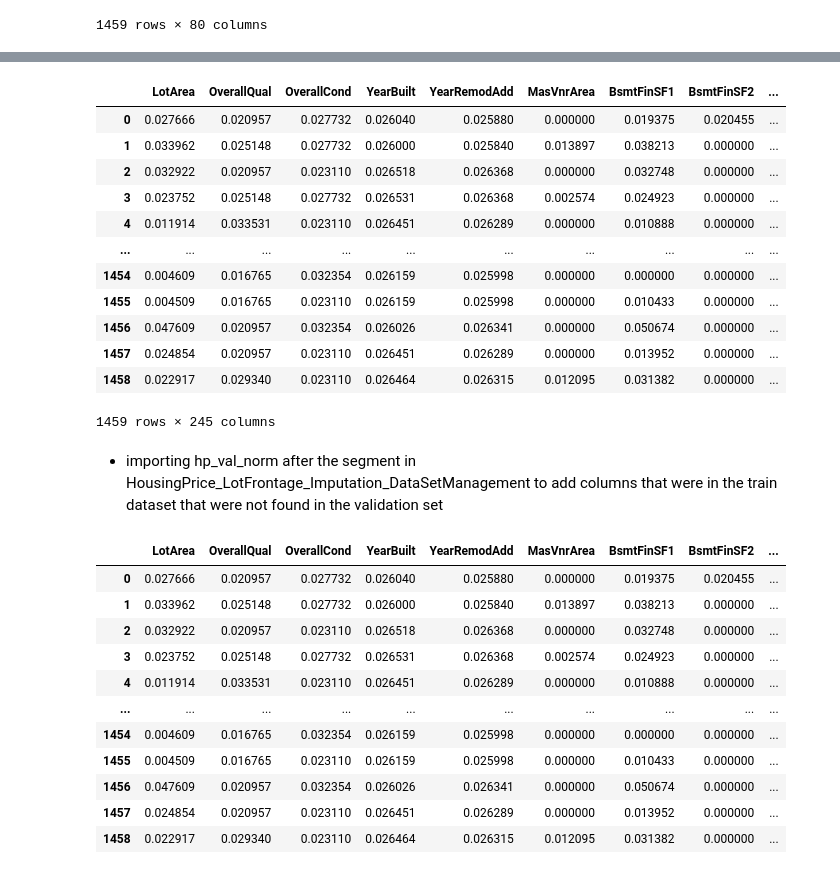
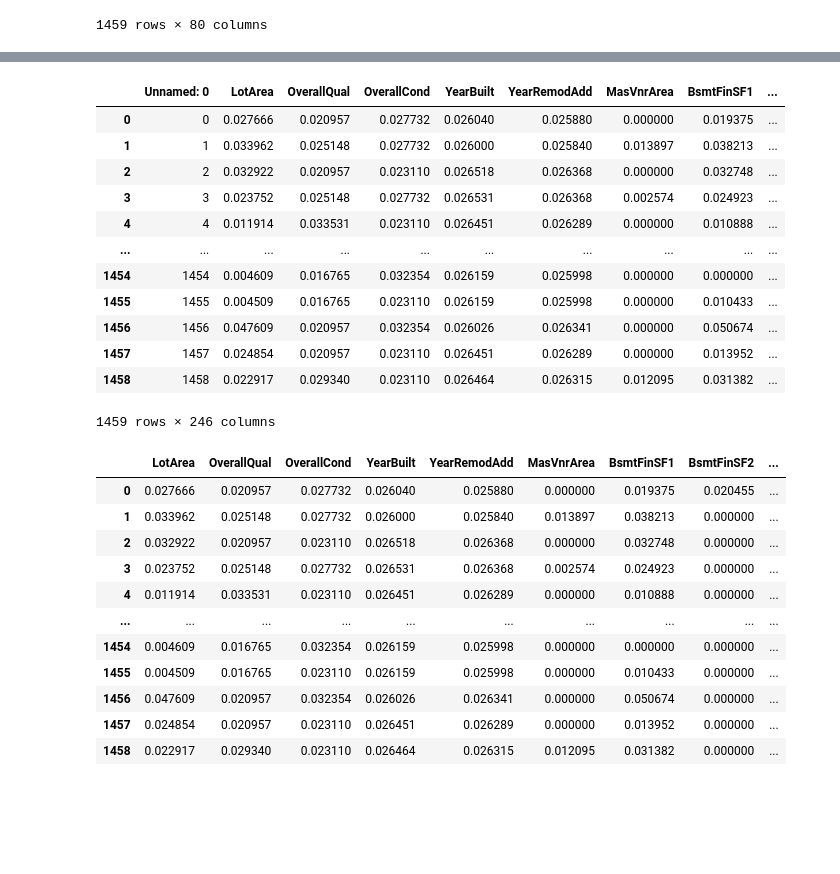
Before and after one commit to tdchoi7/ML_Project_Self, a Jupyter notebook: 8_Predictions_Part_2.ipynb, the cells around one changed output, grey strips where cells are left out. Drawn from its saved outputs; the diff is of its cells as text; code cells hidden in the pictures; blank space fills up the shorter version.

```diff
--- a/8_Predictions_Part_2.ipynb
+++ b/8_Predictions_Part_2.ipynb
@@ -248,65 +56,20 @@ nan_count(hp_val)
-# %%
-# dummify the variables
-hp_val_dum = pd.get_dummies(hp_val, drop_first=True)
-hp_val_dum
-
-# changing MSSubClass dtype so that it will not come out as float when naming columns
-# hp_val_dum = hp_val_dum.astype({'MSSubClass': int})
-
-# one hot encoding for mssubclass since it is numeric
-from sklearn.preprocessing import OneHotEncoder
-enc = OneHotEncoder()
-enc.fit(hp_val_dum[['MSSubClass']])
-oh_labels = enc.transform(hp_val_dum[['MSSubClass']]).toarray()
-mssubcl_val_dum = pd.DataFrame(oh_labels)
-mssubcl_val_dum.columns = enc.get_feature_names(['MSSubClass'])
-
-# Concatenate the dataframes and drop Id and original MSSubClass
-hp_val_dum = pd.concat([hp_val_dum, mssubcl_val_dum], axis=1, sort=False)
-hp_val_dum = hp_val_dum.drop(['Id', 'MSSubClass'], axis=1)
-
-
-'''
-we are removing Id and MSSubclass
-    - Id because it has no bearing on the result
-    - MSSubClass because it is categorical
-'''
-# get numeric columns
-cols_num = [x for x in hp_val.columns if hp_val[x].dtype!='object']
-# not including the following
-to_remove = ['Id', 'MSSubClass', 'LotFrontage']
-cols_num_val_dum = [x for x in cols_num if x not in to_remove]
-
-# part of the dataset to remove
-hp_val_to_remove = hp_val[cols_num_val_dum]
-# drop features to prevent duplicates
-hp_val_dum = hp_val_dum.drop(cols_num_val_dum, axis=1)
-
-# normalize the numeric columns
-normaliz = sklearn.preprocessing.normalize(hp_val_to_remove, axis=0)
-hp_num_val_norm_unf = pd.DataFrame(normaliz, columns=cols_num_val_dum)
-
-# concatenate dummified obj cols and normalized numeric cols
-hp_val_norm_unf = pd.concat([hp_num_val_norm_unf, hp_val_dum], axis=1)
-hp_val_norm_unf.to_csv('..\hp_val_norm_unf.csv')
-
-hp_val_norm_unf
-# %% [output]
-|  | LotArea | OverallQual | OverallCond | YearBuilt | YearRemodAdd | MasVnrArea | BsmtFinSF1 | BsmtFinSF2 | ... |
-| 0 | 0.027666 | 0.020957 | 0.027732 | 0.026040 | 0.025880 | 0.000000 | 0.019375 | 0.020455 | ... |
-| 1 | 0.033962 | 0.025148 | 0.027732 | 0.026000 | 0.025840 | 0.013897 | 0.038213 | 0.000000 | ... |
-| 2 | 0.032922 | 0.020957 | 0.023110 | 0.026518 | 0.026368 | 0.000000 | 0.032748 | 0.000000 | ... |
-| 3 | 0.023752 | 0.025148 | 0.027732 | 0.026531 | 0.026368 | 0.002574 | 0.024923 | 0.000000 | ... |
-| 4 | 0.011914 | 0.033531 | 0.023110 | 0.026451 | 0.026289 | 0.000000 | 0.010888 | 0.000000 | ... |
-| ... | ... | ... | ... | ... | ... | ... | ... | ... | ... |
-| 1454 | 0.004609 | 0.016765 | 0.032354 | 0.026159 | 0.025998 | 0.000000 | 0.000000 | 0.000000 | ... |
-| 1455 | 0.004509 | 0.016765 | 0.023110 | 0.026159 | 0.025998 | 0.000000 | 0.010433 | 0.000000 | ... |
-| 1456 | 0.047609 | 0.020957 | 0.032354 | 0.026026 | 0.026341 | 0.000000 | 0.050674 | 0.000000 | ... |
-| 1457 | 0.024854 | 0.020957 | 0.023110 | 0.026451 | 0.026289 | 0.000000 | 0.013952 | 0.000000 | ... |
-| 1458 | 0.022917 | 0.029340 | 0.023110 | 0.026464 | 0.026315 | 0.012095 | 0.031382 | 0.000000 | ... |
-1459 rows × 245 columns
-# %% [markdown]
-- importing hp_val_norm after the segment in HousingPrice_LotFrontage_Imputation_DataSetManagement to add columns that were in the train dataset that were not found in the validation set
+# %%
+hp_val_norm_unf = pd.read_csv('..\hp_val_norm_unf.csv')
+hp_val_norm_unf
+# %% [output]
+|  | Unnamed: 0 | LotArea | OverallQual | OverallCond | YearBuilt | YearRemodAdd | MasVnrArea | BsmtFinSF1 | ... |
+| 0 | 0 | 0.027666 | 0.020957 | 0.027732 | 0.026040 | 0.025880 | 0.000000 | 0.019375 | ... |
+| 1 | 1 | 0.033962 | 0.025148 | 0.027732 | 0.026000 | 0.025840 | 0.013897 | 0.038213 | ... |
+| 2 | 2 | 0.032922 | 0.020957 | 0.023110 | 0.026518 | 0.026368 | 0.000000 | 0.032748 | ... |
+| 3 | 3 | 0.023752 | 0.025148 | 0.027732 | 0.026531 | 0.026368 | 0.002574 | 0.024923 | ... |
+| 4 | 4 | 0.011914 | 0.033531 | 0.023110 | 0.026451 | 0.026289 | 0.000000 | 0.010888 | ... |
+| ... | ... | ... | ... | ... | ... | ... | ... | ... | ... |
+| 1454 | 1454 | 0.004609 | 0.016765 | 0.032354 | 0.026159 | 0.025998 | 0.000000 | 0.000000 | ... |
+| 1455 | 1455 | 0.004509 | 0.016765 | 0.023110 | 0.026159 | 0.025998 | 0.000000 | 0.010433 | ... |
+| 1456 | 1456 | 0.047609 | 0.020957 | 0.032354 | 0.026026 | 0.026341 | 0.000000 | 0.050674 | ... |
+| 1457 | 1457 | 0.024854 | 0.020957 | 0.023110 | 0.026451 | 0.026289 | 0.000000 | 0.013952 | ... |
+| 1458 | 1458 | 0.022917 | 0.029340 | 0.023110 | 0.026464 | 0.026315 | 0.012095 | 0.031382 | ... |
+1459 rows × 246 columns
 # %%
 hp_val_norm = pd.read_csv('..\hp_val_norm.csv', index_col=0)
 hp_val_norm
```
Also changed, not shown: parts of 29 cells of this notebook, 7 other files.
